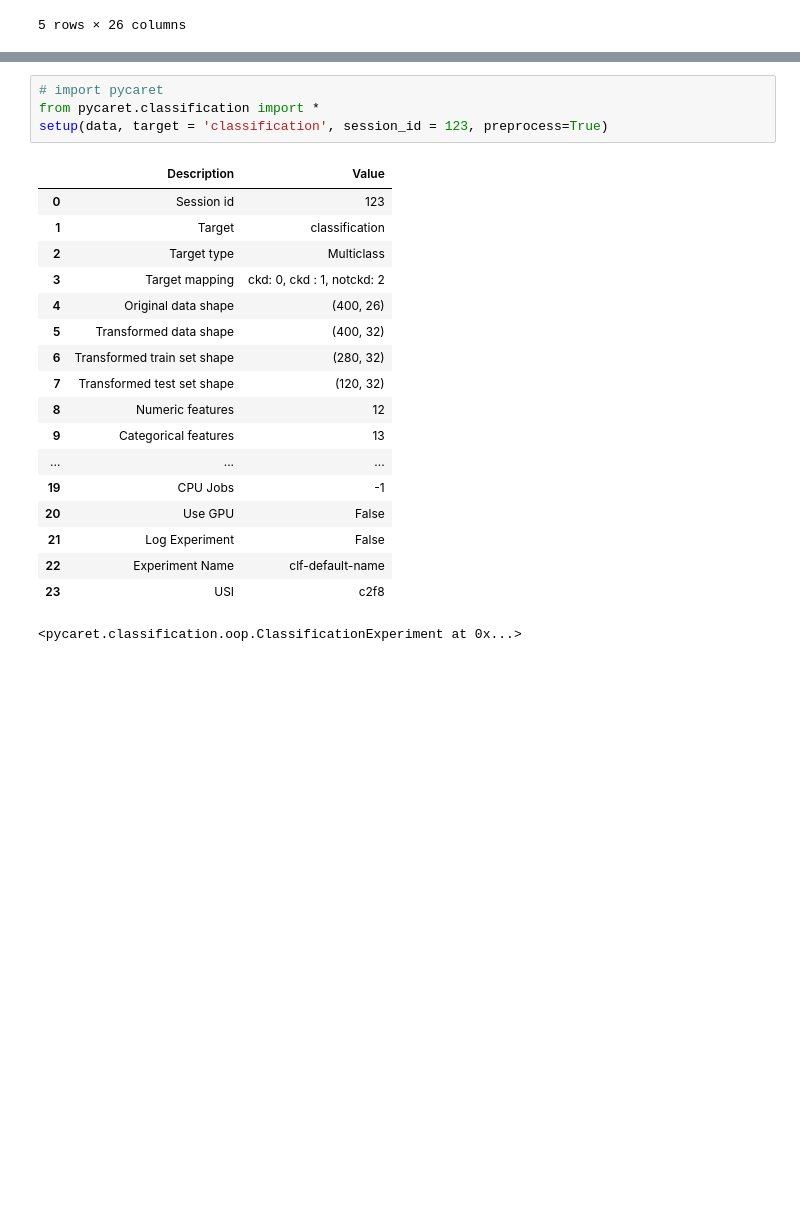
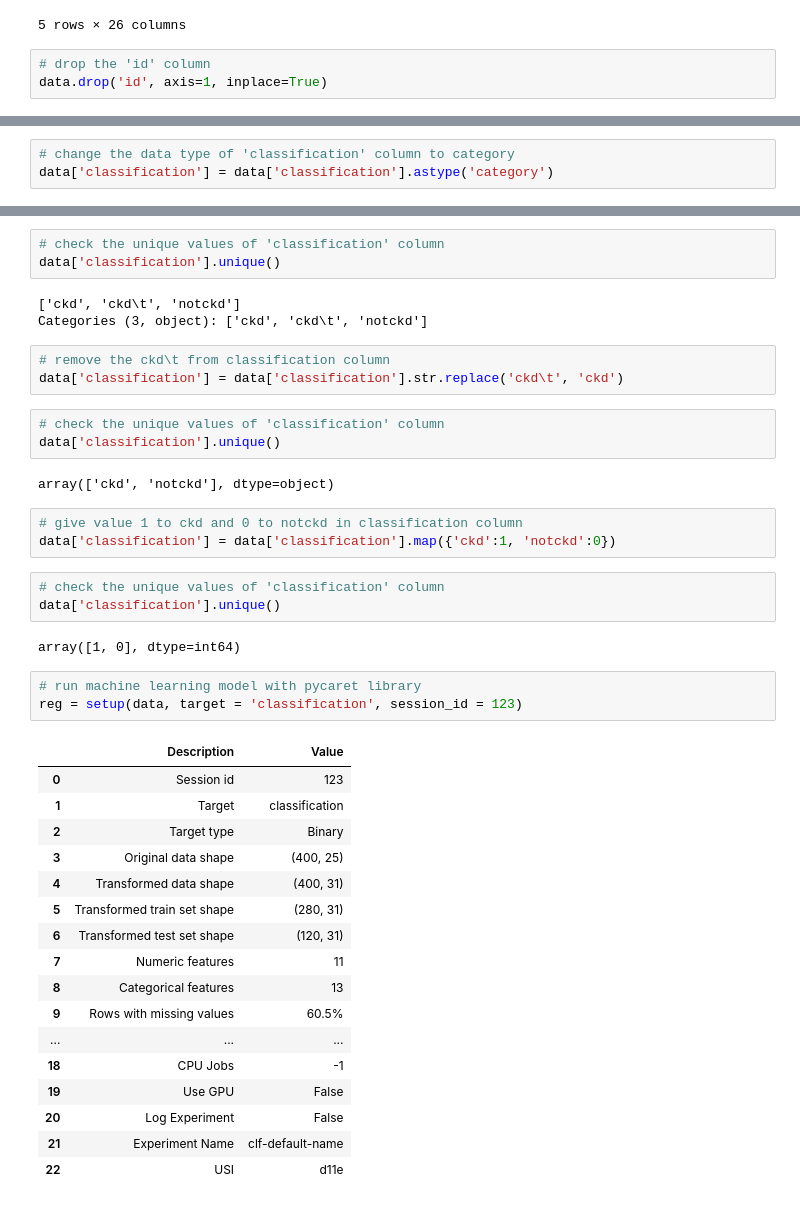
Before and after one commit to shakil2490/Chronic_Kidney_Disease_Prediction, a Jupyter notebook: CKD_Prediction.ipynb, the cells around one changed output, grey strips where cells are left out. Saved outputs shown, nothing was run; the diff lists cells and outputs as text; blank space fills up the shorter version.

Commit message:
finalize the model

```diff
--- a/CKD_Prediction.ipynb
+++ b/CKD_Prediction.ipynb
@@ -215,3 +239,6 @@ data.head()
 | 3 | 3 | 48.0 | 70.0 | 1.005 | 4.0 | 0.0 | normal | abnormal | present | notpresent | ... | ... |
 | 4 | 4 | 51.0 | 80.0 | 1.010 | 2.0 | 0.0 | normal | normal | notpresent | notpresent | ... | ... |
 5 rows × 26 columns
+# %%
+# drop the 'id' column
+data.drop('id', axis=1, inplace=True)
@@ -217,0 +255,3 @@ data.head()
+# %%
+# change the data type of 'classification' column to category
+data['classification'] = data['classification'].astype('category')
@@ -218,23 +263,43 @@ data.head()
+# %%
+# check the unique values of 'classification' column
+data['classification'].unique()
+# %% [output]
+['ckd', 'ckd\t', 'notckd']
+Categories (3, object): ['ckd', 'ckd\t', 'notckd']
+# %%
+# remove the ckd\t from classification column
+data['classification'] = data['classification'].str.replace('ckd\t', 'ckd')
+# %%
+# check the unique values of 'classification' column
+data['classification'].unique()
+# %% [output]
+array(['ckd', 'notckd'], dtype=object)
+# %%
+# give value 1 to ckd and 0 to notckd in classification column
+data['classification'] = data['classification'].map({'ckd':1, 'notckd':0})
+# %%
+# check the unique values of 'classification' column
+data['classification'].unique()
+# %% [output]
+array([1, 0], dtype=int64)
 # %%
-# import pycaret
-from pycaret.classification import *
-setup(data, target = 'classification', session_id = 123, preprocess=True)
+# run machine learning model with pycaret library
+reg = setup(data, target = 'classification', session_id = 123)
 # %% [output]
 |  | Description | Value |
 | 0 | Session id | 123 |
 | 1 | Target | classification |
-| 2 | Target type | Multiclass |
-| 3 | Target mapping | ckd: 0, ckd : 1, notckd: 2 |
-| 4 | Original data shape | (400, 26) |
-| 5 | Transformed data shape | (400, 32) |
-| 6 | Transformed train set shape | (280, 32) |
-| 7 | Transformed test set shape | (120, 32) |
-| 8 | Numeric features | 12 |
-| 9 | Categorical features | 13 |
+| 2 | Target type | Binary |
+| 3 | Original data shape | (400, 25) |
+| 4 | Transformed data shape | (400, 31) |
+| 5 | Transformed train set shape | (280, 31) |
+| 6 | Transformed test set shape | (120, 31) |
+| 7 | Numeric features | 11 |
+| 8 | Categorical features | 13 |
+| 9 | Rows with missing values | 60.5% |
 | ... | ... | ... |
-| 19 | CPU Jobs | -1 |
-| 20 | Use GPU | False |
-| 21 | Log Experiment | False |
-| 22 | Experiment Name | clf-default-name |
-| 23 | USI | c2f8 |
+| 18 | CPU Jobs | -1 |
+| 19 | Use GPU | False |
+| 20 | Log Experiment | False |
+| 21 | Experiment Name | clf-default-name |
+| 22 | USI | d11e |
-<pycaret.classification.oop.ClassificationExperiment at 0x...>
```
Also changed, not shown: parts of 21 cells of this notebook, 2 other files.
